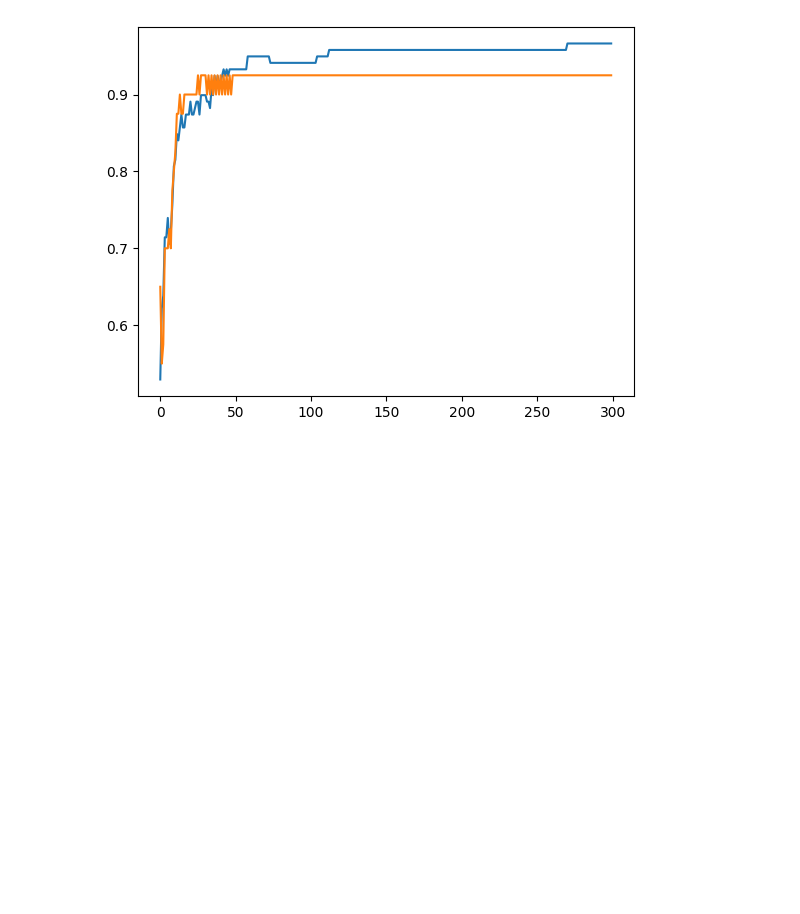
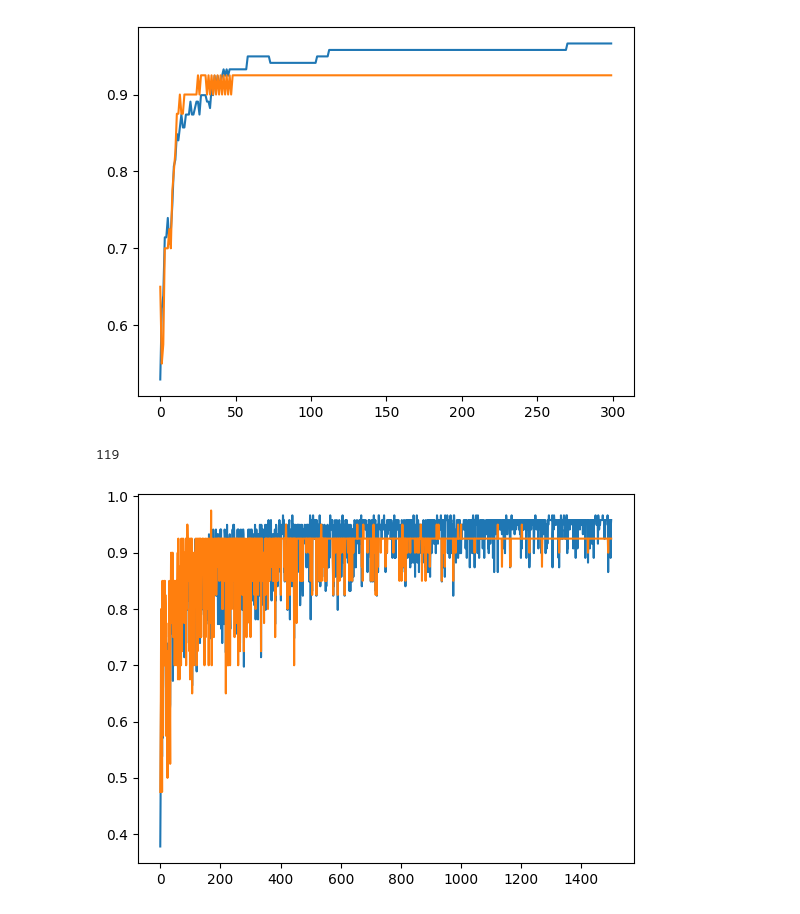
Before and after one commit to qwer1234566666/kuBig2025, a Jupyter notebook: ml_dl_python/a10_batch_slope.ipynb, the cells around one changed output. Saved outputs shown, nothing was run; the diff lists cells and outputs as text; code cells hidden in the pictures; blank space fills up the shorter version.

```diff
--- a/ml_dl_python/a10_batch_slope.ipynb
+++ b/ml_dl_python/a10_batch_slope.ipynb
@@ -47,0 +48,5 @@ print(sc.score(test_scaled, test_target))
+# %%
+sc.partial_fit(train_scaled, train_target)
+
+print(sc.score(train_scaled, train_target))
+print(sc.score(test_scaled, test_target))
@@ -68,3 +76,46 @@ plt.plot(test_scores)
 plt.show()
 # %% [output]
 [figure]
+# %%
+import numpy as np
+
+sc = SGDClassifier(loss="log_loss", random_state=42)
+
+train_scores = []
+test_scores = []
+
+classes = np.unique(train_target)
+n_epochs = 300
+n_batches = 5
+n_samples = train_scaled.shape[0]
+print(n_samples)
+batch_size = n_samples // n_batches
+# %% [output]
+119
+# %%
+for epoch in range(n_epochs):
+    indices = np.random.permutation(n_samples)
+    train_scaled_shuffled = train_scaled[indices]
+    train_target_shuffled = train_target[indices]
+
+    for i in range(n_batches):
+        start = i * batch_size
+        if i == n_batches - 1:
+            end = n_samples
+        else:
+            end = (i + 1) * batch_size
+        batch_X = train_scaled_shuffled[start:end]
+        batch_Y = train_target_shuffled[start:end]
+
+        if epoch == 0 and i == 0:
+            sc.partial_fit(batch_X, batch_Y, classes=classes)
+        else:
+            sc.partial_fit(batch_X, batch_Y)
+        train_scores.append(sc.score(train_scaled, train_target))
+        test_scores.append(sc.score(test_scaled, test_target))
+# %%
+plt.plot(train_scores)
+plt.plot(test_scores)
+plt.show()
+# %% [output]
+[figure, added]
```
Also changed, not shown: parts of 2 cells of this notebook.
